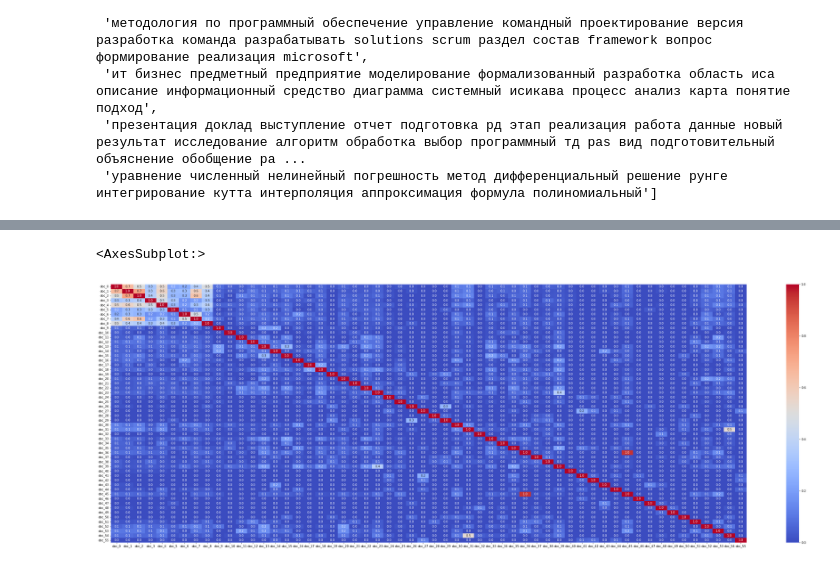
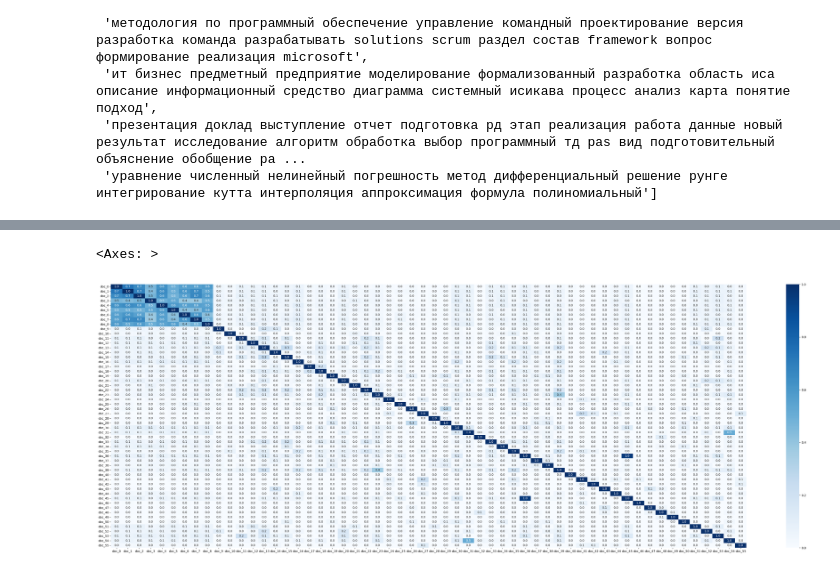
Before and after one commit to dwrkin/nlp_competence, a Jupyter notebook: NLP.ipynb, the cells around one changed output, grey strips where cells are left out. Saved outputs shown, nothing was run; the diff lists cells and outputs as text; code cells hidden in the pictures.

Commit message:
changed heatmap cmap

```diff
--- a/NLP.ipynb
+++ b/NLP.ipynb
@@ -264,7 +264,7 @@ feature_names_rn = tfidf_vect_rn.get_feature_names_out()
 list_output_rn = []
 for i in range(len(tfidf_matrix_rn.toarray())):
     tfidf_scores_rn = tfidf_matrix_rn.toarray()[i]
-    sorted_features_rn = [feature for _, feature in list(filter(lambda c: c[0] > 0.01, sorted(zip(tfidf_scores_rn, feature_names_rn), reverse=True)))]
+    sorted_features_rn = [feature for _, feature in list(filter(lambda c: c[0] > 0.00001, sorted(zip(tfidf_scores_rn, feature_names_rn), reverse=True)))]
     list_output_rn.append(sorted_features_rn)
 # %%
 df_rn.insert(2, "key_words", list_output_rn)
@@ -388,8 +388,8 @@ dataframe_hm_final.head(9)
 9 rows × 56 columns
 # %%
 plt.figure(figsize = (48,16))
-sns.heatmap(dataframe_hm_final , cmap="coolwarm", annot=True, fmt=".1f")
+sns.heatmap(dataframe_hm_final , cmap="Blues", annot=True, fmt=".1f")
 #, annot= True,fmt=".1f"
 # %% [output]
-<AxesSubplot:>
+<Axes: >
-[figure, old version]
+[figure, new version]
```
Also changed, not shown: parts of 3 cells of this notebook, 3 other files.
